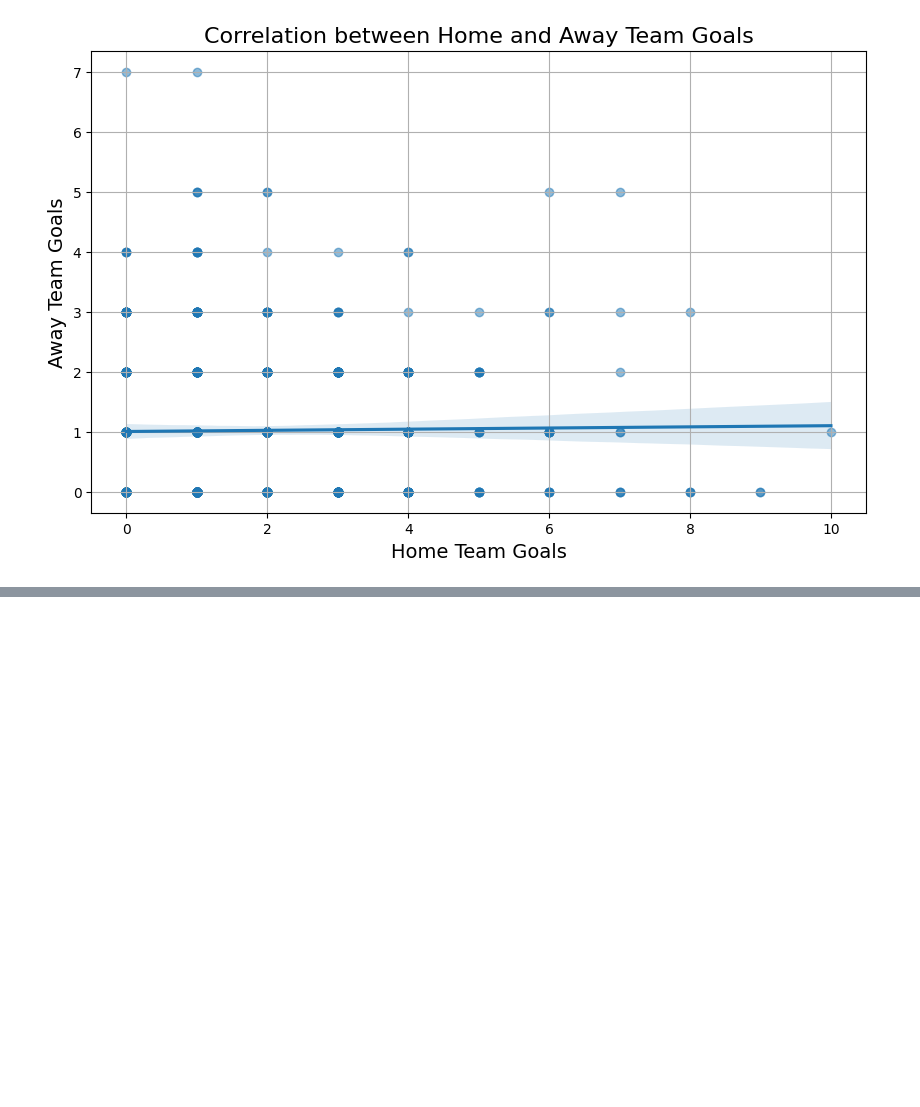
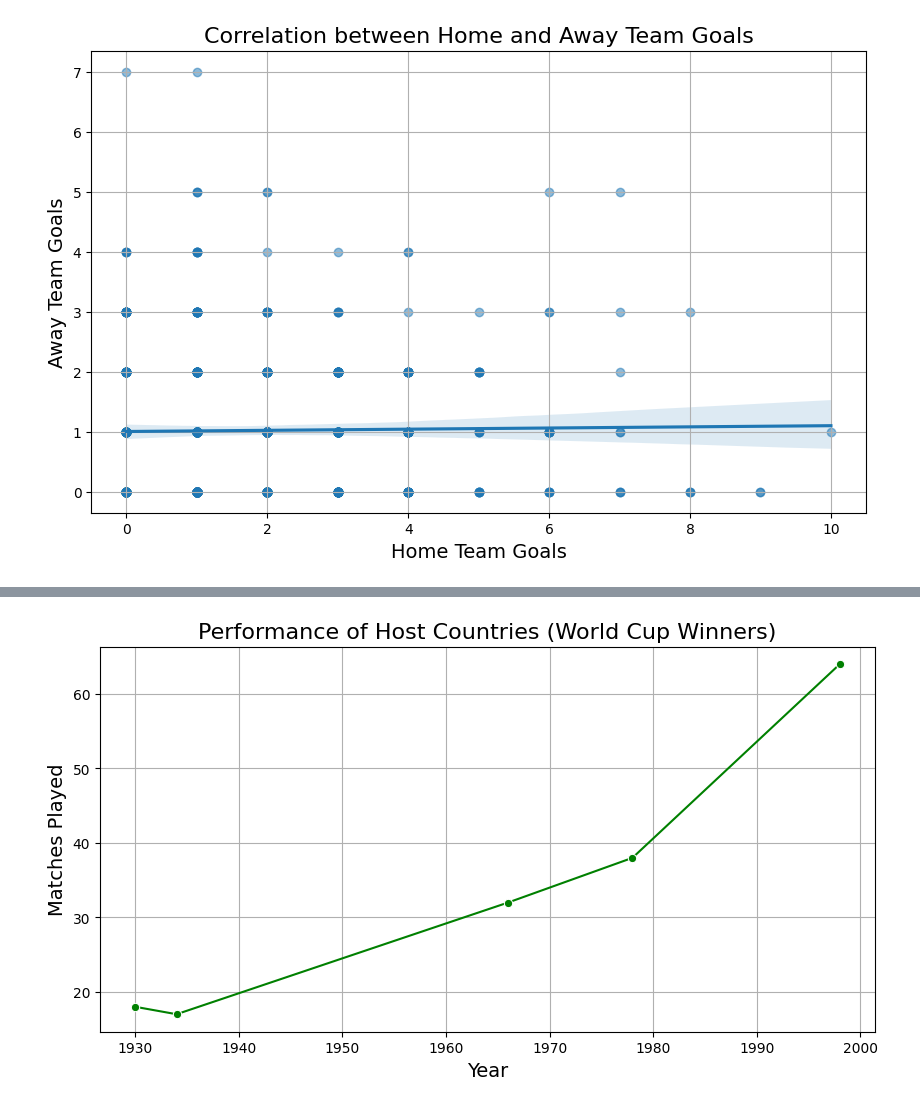
Before and after one commit to Rathod11jay/Unified_Mentor, a Jupyter notebook: FIFA_World_Cup_Analysis.ipynb, the cells around one changed output, grey strips where cells are left out. Cells and saved outputs as stored; diff of their text form; code cells hidden in the pictures; blank space fills up the shorter version.

```diff
--- a/FIFA_World_Cup_Analysis.ipynb
+++ b/FIFA_World_Cup_Analysis.ipynb
@@ -392,0 +438,14 @@ plt.show()
+# %%
+# Filter World Cups where the host country won
+host_performance = WC[WC['Country'] == WC['Winner']]
+
+# Plot host performance over years
+plt.figure(figsize=(10, 5))
+sns.lineplot(x=host_performance['Year'], y=host_performance['MatchesPlayed'], marker='o', color='green')
+plt.title('Performance of Host Countries (World Cup Winners)', fontsize=16)
+plt.xlabel('Year', fontsize=14)
+plt.ylabel('Matches Played', fontsize=14)
+plt.grid(True)
+plt.show()
+# %% [output]
+[figure, added]
```
Also changed, not shown: parts of 6 cells of this notebook.
